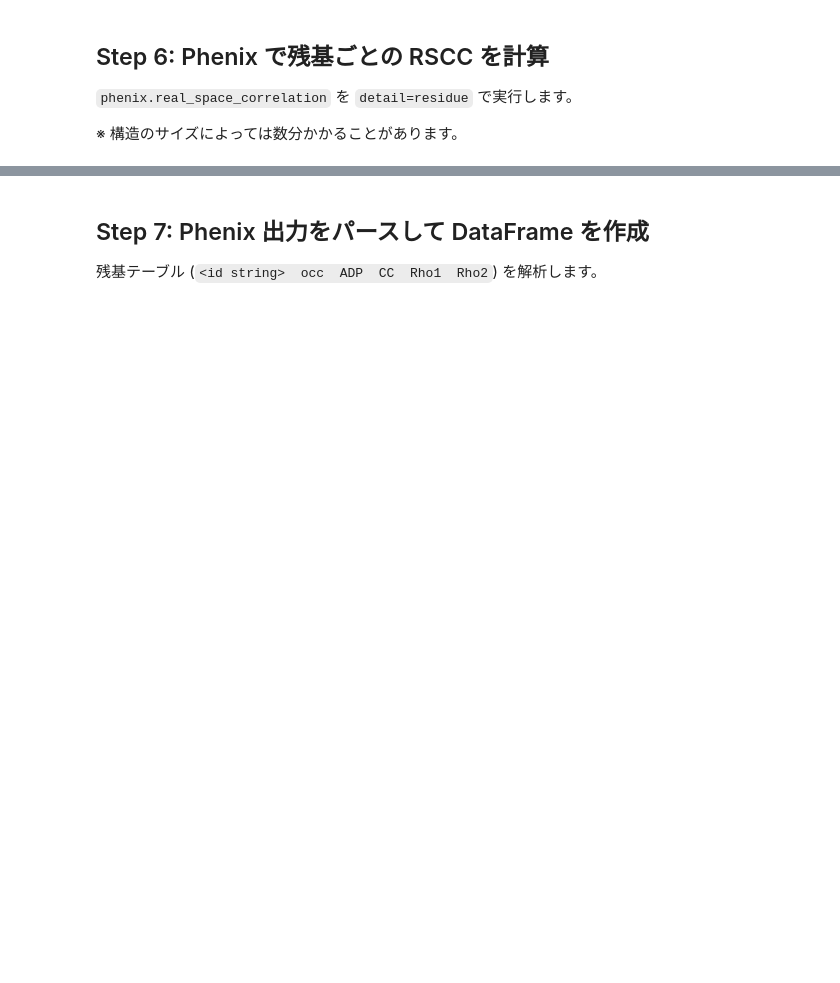
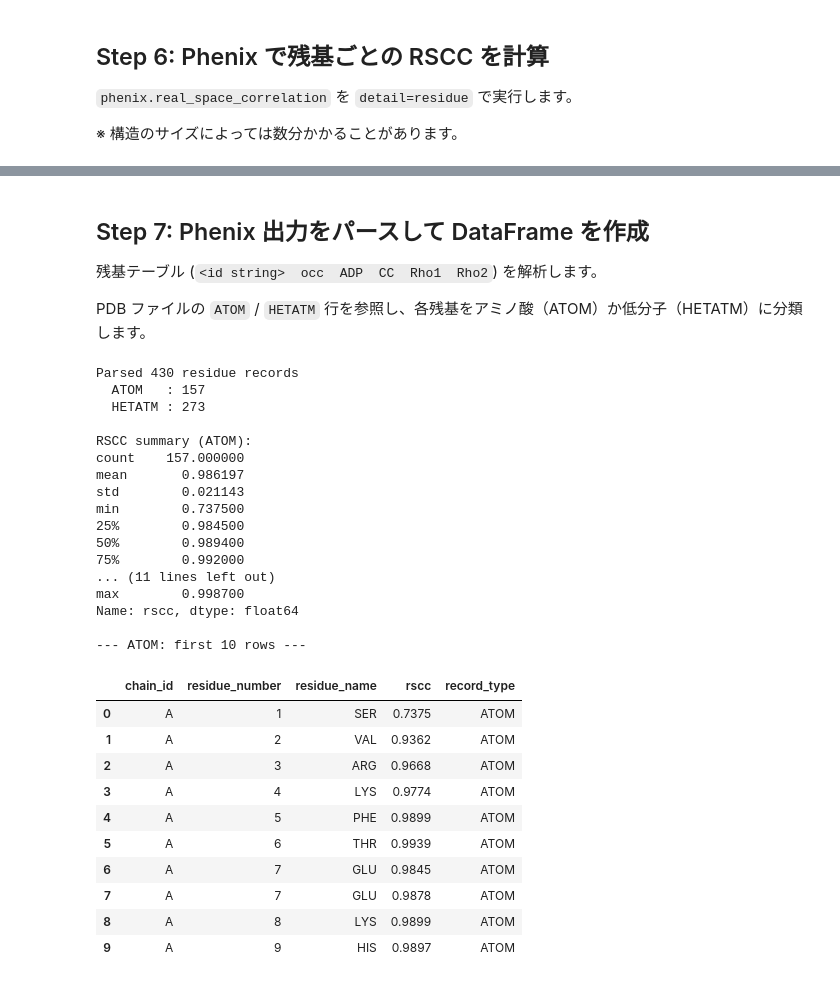
Before and after one commit to ah4res/structure_tools, a Jupyter notebook: RSCC/rscc_per_residue.ipynb, the cells around one changed output, grey strips where cells are left out. Saved outputs shown, nothing was run; the diff lists cells and outputs as text; code cells hidden in the pictures; blank space fills up the shorter version.

```diff
--- a/RSCC/rscc_per_residue.ipynb
+++ b/RSCC/rscc_per_residue.ipynb
@@ -223,13 +314,16 @@ print(f"\nTotal output lines: {len(stdout_lines)}")
 ## Step 7: Phenix 出力をパースして DataFrame を作成
 
 残基テーブル (`<id string>  occ  ADP  CC  Rho1  Rho2`) を解析します。
+
+PDB ファイルの `ATOM` / `HETATM` 行を参照し、各残基をアミノ酸（ATOM）か低分子（HETATM）に分類します。
 # %%
 from dataclasses import dataclass
-from typing import List
+from typing import Dict, List, Tuple
 
 import pandas as pd
 
 TABLE_HEADER = "<id string>"
+ResidueKey = Tuple[str, str, str]
 
 
 @dataclass
@@ -243,6 +337,24 @@ class RsccRecord:
     rscc: float
     rho1: float
     rho2: float
+
+
+def parse_pdb_residue_types(pdb_path: Path) -> Dict[ResidueKey, str]:
+    """PDB の ATOM/HETATM 行から (chain, residue_number, residue_name) -> record_type を返す。"""
+    residue_types: Dict[ResidueKey, str] = {}
+    for line in pdb_path.read_text(errors="replace").splitlines():
+        record = line[:6].strip()
+        if record not in {"ATOM", "HETATM"}:
+            continue
+        chain_id = line[21:22].strip() or "_"
+        residue_name = line[17:20].strip()
+        residue_number = line[22:26].strip()
+        key = (chain_id, residue_number, residue_name)
+        if key not in residue_types:
+            residue_types[key] = record
+        elif record == "ATOM" and residue_types[key] == "HETATM":
+            residue_types[key] = "ATOM"
+    return residue_types
 
 
 def parse_phenix_rscc_output(stdout: str) -> List[RsccRecord]:
@@ -277,34 +389,82 @@ def parse_phenix_rscc_output(stdout: str) -> List[RsccRecord]:
                     occ=float(occ),
                     adp=float(adp),
                     rscc=float(rscc),
                     rho1=float(rho1),
                     rho2=float(rho2),
                 )
             )
         except ValueError:
             continue
 
     if not records:
         raise ValueError(
             "No residue RSCC records found in Phenix output. "
             "Check that detail=residue was used and the run completed successfully."
         )
     return records
 
 
 records = parse_phenix_rscc_output(PHENIX_STDOUT)
+pdb_residue_types = parse_pdb_residue_types(PDB_PATH)
 
 df = pd.DataFrame(
     {
         "chain_id": [r.chain_id for r in records],
         "residue_number": [r.residue_number for r in records],
         "residue_name": [r.residue_name for r in records],
         "rscc": [r.rscc for r in records],
     }
 )
 
+df["record_type"] = df.apply(
+    lambda row: pdb_residue_types.get(
+        (row["chain_id"], str(row["residue_number"]), row["residue_name"]),
+        "UNKNOWN",
+    ),
+    axis=1,
+)
+
+df_atom = df[df["record_type"] == "ATOM"].copy()
+df_hetatm = df[df["record_type"] == "HETATM"].copy()
+df_unknown = df[df["record_type"] == "UNKNOWN"].copy()
+
 print(f"Parsed {len(df)} residue records")
-print(f"\nRSCC summary:\n{df['rscc'].describe()}")
-print("\n--- First 10 rows ---")
-df.head(10)
+print(f"  ATOM   : {len(df_atom)}")
+print(f"  HETATM : {len(df_hetatm)}")
+if len(df_unknown):
+    print(f"  UNKNOWN: {len(df_unknown)} (PDB と一致しなかった残基)")
+
+print(f"\nRSCC summary (ATOM):\n{df_atom['rscc'].describe()}")
+print(f"\nRSCC summary (HETATM):\n{df_hetatm['rscc'].describe()}")
+print("\n--- ATOM: first 10 rows ---")
+df_atom.head(10)
+# %% [output]
+Parsed 430 residue records
+  ATOM   : 157
+  HETATM : 273
+
+RSCC summary (ATOM):
+count    157.000000
+mean       0.986197
+std        0.021143
+min        0.737500
+25%        0.984500
+50%        0.989400
+75%        0.992000
+... (11 lines left out)
+max        0.998700
+Name: rscc, dtype: float64
+
+--- ATOM: first 10 rows ---
+|  | chain_id | residue_number | residue_name | rscc | record_type |
+| 0 | A | 1 | SER | 0.7375 | ATOM |
+| 1 | A | 2 | VAL | 0.9362 | ATOM |
+| 2 | A | 3 | ARG | 0.9668 | ATOM |
+| 3 | A | 4 | LYS | 0.9774 | ATOM |
+| 4 | A | 5 | PHE | 0.9899 | ATOM |
+| 5 | A | 6 | THR | 0.9939 | ATOM |
+| 6 | A | 7 | GLU | 0.9845 | ATOM |
+| 7 | A | 7 | GLU | 0.9878 | ATOM |
+| 8 | A | 8 | LYS | 0.9899 | ATOM |
+| 9 | A | 9 | HIS | 0.9897 | ATOM |
 # %% [markdown]
```
Also changed, not shown: parts of 18 cells of this notebook.
